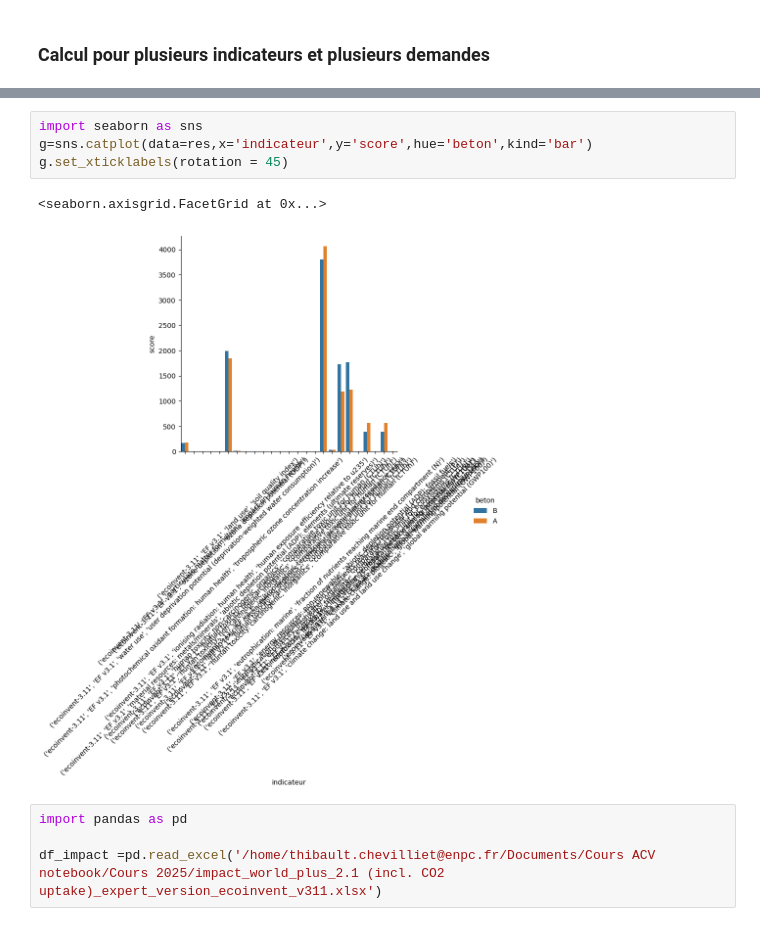
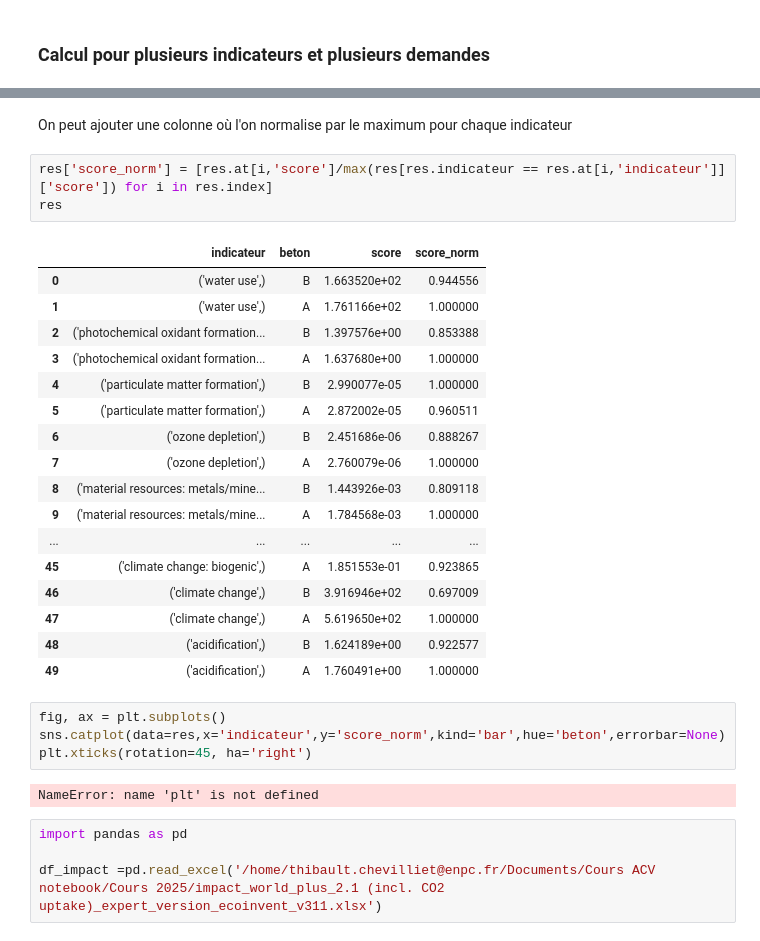
Before and after one commit to tchevilliet/ANCYV_2025, a Jupyter notebook: 2_BDD_création_de_procédé.ipynb, the cells around one changed output, grey strips where cells are left out. Drawn from its saved outputs; the diff is of its cells as text.

```diff
--- a/2_BDD_création_de_procédé.ipynb
+++ b/2_BDD_création_de_procédé.ipynb
@@ -346,10 +372,32 @@ res
+# %% [markdown]
+On peut ajouter une colonne où l'on normalise par le maximum pour chaque indicateur
+# %%
+res['score_norm'] = [res.at[i,'score']/max(res[res.indicateur == res.at[i,'indicateur']]['score']) for i in res.index]
+res
+# %% [output]
+|  | indicateur | beton | score | score_norm |
+| 0 | ('water use',) | B | 1.663520e+02 | 0.944556 |
+| 1 | ('water use',) | A | 1.761166e+02 | 1.000000 |
+| 2 | ('photochemical oxidant formation... | B | 1.397576e+00 | 0.853388 |
+| 3 | ('photochemical oxidant formation... | A | 1.637680e+00 | 1.000000 |
+| 4 | ('particulate matter formation',) | B | 2.990077e-05 | 1.000000 |
+| 5 | ('particulate matter formation',) | A | 2.872002e-05 | 0.960511 |
+| 6 | ('ozone depletion',) | B | 2.451686e-06 | 0.888267 |
+| 7 | ('ozone depletion',) | A | 2.760079e-06 | 1.000000 |
+| 8 | ('material resources: metals/mine... | B | 1.443926e-03 | 0.809118 |
+| 9 | ('material resources: metals/mine... | A | 1.784568e-03 | 1.000000 |
+| ... | ... | ... | ... | ... |
+| 45 | ('climate change: biogenic',) | A | 1.851553e-01 | 0.923865 |
+| 46 | ('climate change',) | B | 3.916946e+02 | 0.697009 |
+| 47 | ('climate change',) | A | 5.619650e+02 | 1.000000 |
+| 48 | ('acidification',) | B | 1.624189e+00 | 0.922577 |
+| 49 | ('acidification',) | A | 1.760491e+00 | 1.000000 |
 # %%
-import seaborn as sns
-g=sns.catplot(data=res,x='indicateur',y='score',hue='beton',kind='bar')
-g.set_xticklabels(rotation = 45)
+fig, ax = plt.subplots()
+sns.catplot(data=res,x='indicateur',y='score_norm',kind='bar',hue='beton',errorbar=None)
+plt.xticks(rotation=45, ha='right')
 # %% [output]
-<seaborn.axisgrid.FacetGrid at 0x...>
+NameError: name 'plt' is not defined
-[figure, removed]
 # %%
 import pandas as pd
 
```
Also changed, not shown: parts of 15 cells of this notebook, 1 other file.
